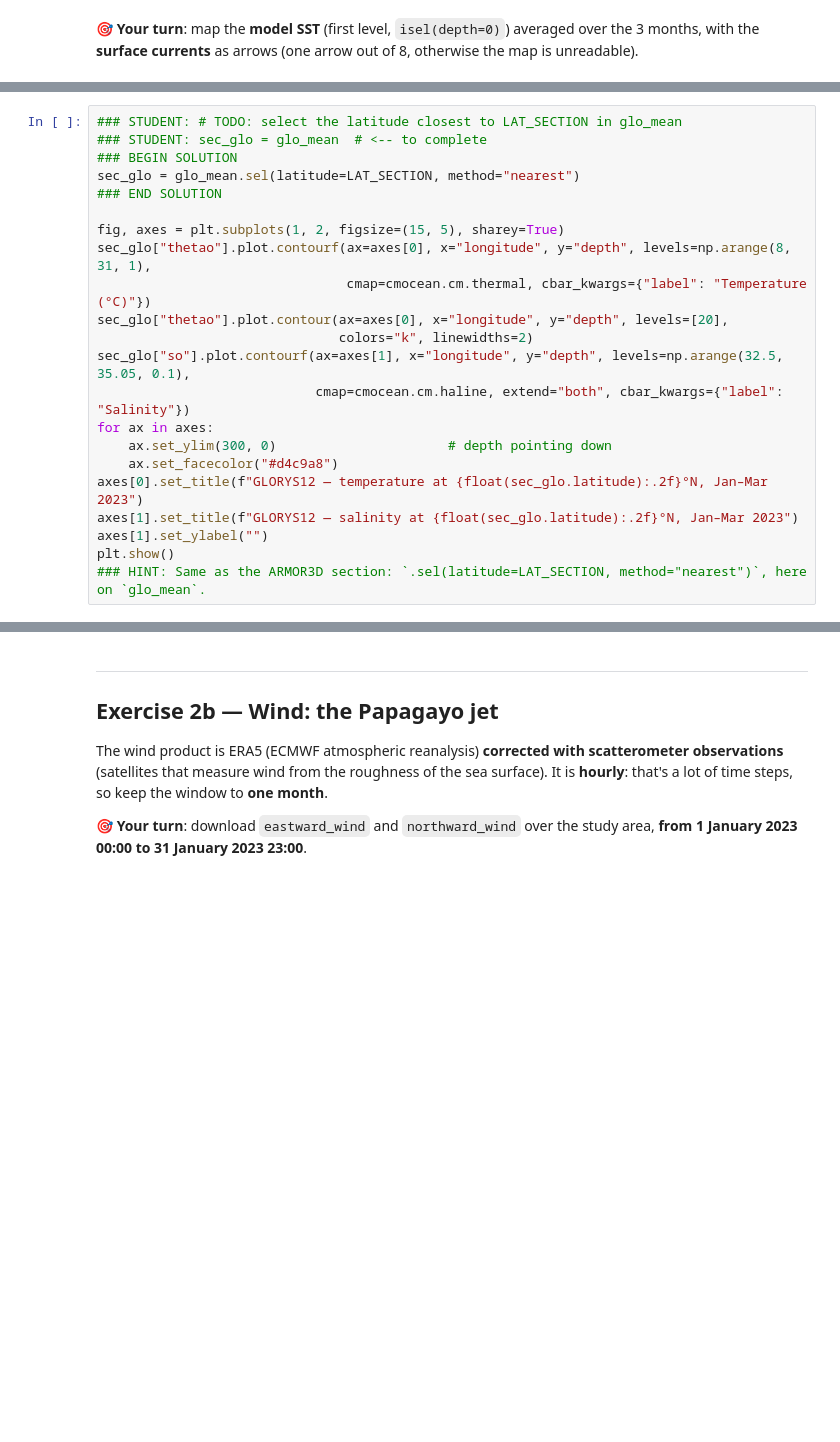
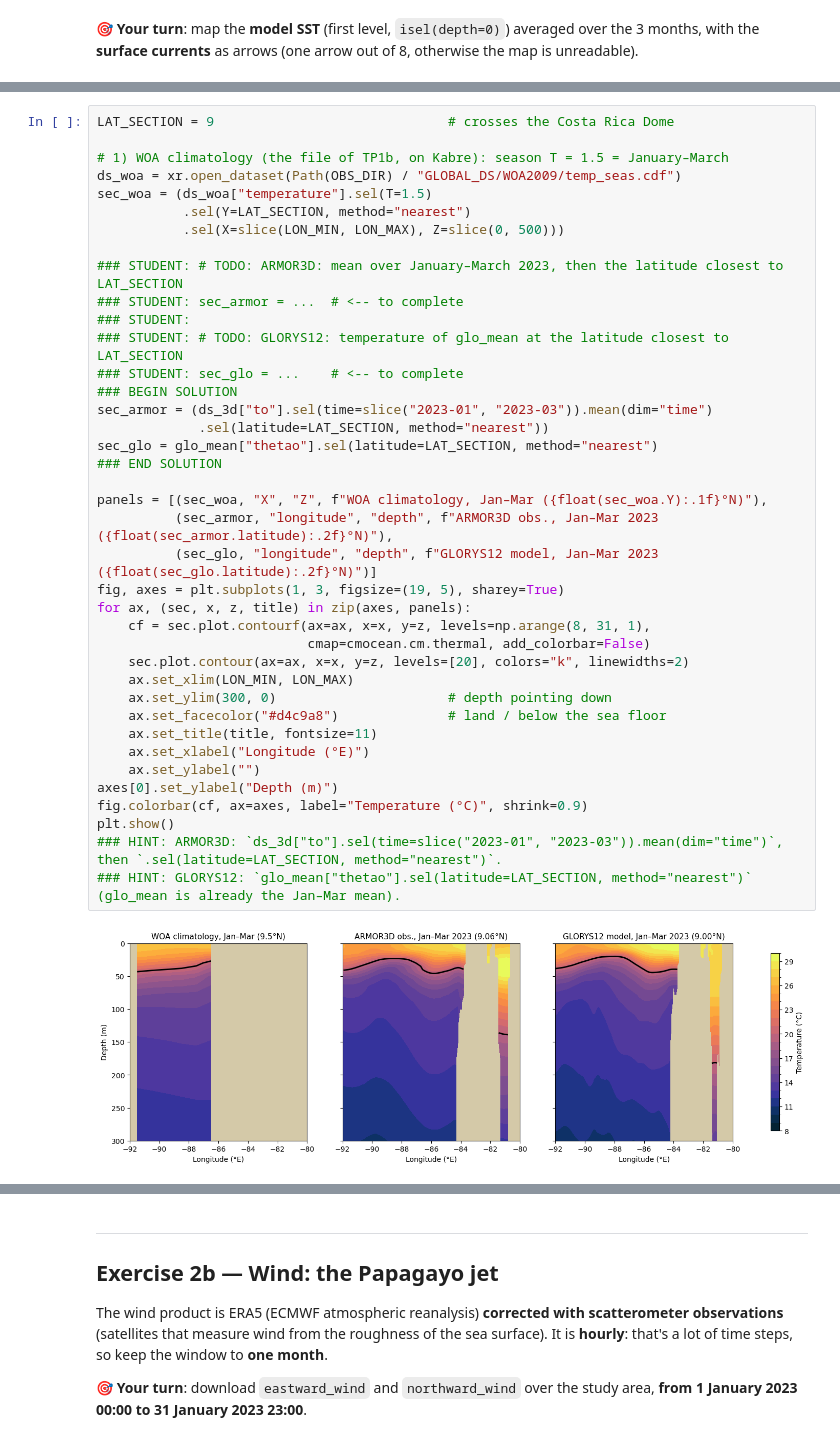
Before and after one commit to gcambon/script-locmarca, a Jupyter notebook: Session02/02_Copernicus_EN_SOLUTION.ipynb, the cells around one changed output, grey strips where cells are left out. Drawn from its saved outputs; the diff is of its cells as text; blank space fills up the shorter version.

```diff
--- a/Session02/02_Copernicus_EN_SOLUTION.ipynb
+++ b/Session02/02_Copernicus_EN_SOLUTION.ipynb
@@ -573,25 +660,44 @@ plt.show()
 # %%
-### STUDENT: # TODO: select the latitude closest to LAT_SECTION in glo_mean
-### STUDENT: sec_glo = glo_mean  # <-- to complete
+LAT_SECTION = 9                              # crosses the Costa Rica Dome
+
+# 1) WOA climatology (the file of TP1b, on Kabre): season T = 1.5 = January–March
+ds_woa = xr.open_dataset(Path(OBS_DIR) / "GLOBAL_DS/WOA2009/temp_seas.cdf")
+sec_woa = (ds_woa["temperature"].sel(T=1.5)
+           .sel(Y=LAT_SECTION, method="nearest")
+           .sel(X=slice(LON_MIN, LON_MAX), Z=slice(0, 500)))
+
+### STUDENT: # TODO: ARMOR3D: mean over January–March 2023, then the latitude closest to LAT_SECTION
+### STUDENT: sec_armor = ...  # <-- to complete
+### STUDENT:
+### STUDENT: # TODO: GLORYS12: temperature of glo_mean at the latitude closest to LAT_SECTION
+### STUDENT: sec_glo = ...    # <-- to complete
 ### BEGIN SOLUTION
-sec_glo = glo_mean.sel(latitude=LAT_SECTION, method="nearest")
+sec_armor = (ds_3d["to"].sel(time=slice("2023-01", "2023-03")).mean(dim="time")
+             .sel(latitude=LAT_SECTION, method="nearest"))
+sec_glo = glo_mean["thetao"].sel(latitude=LAT_SECTION, method="nearest")
 ### END SOLUTION
 
-fig, axes = plt.subplots(1, 2, figsize=(15, 5), sharey=True)
-sec_glo["thetao"].plot.contourf(ax=axes[0], x="longitude", y="depth", levels=np.arange(8, 31, 1),
-                                cmap=cmocean.cm.thermal, cbar_kwargs={"label": "Temperature (°C)"})
-sec_glo["thetao"].plot.contour(ax=axes[0], x="longitude", y="depth", levels=[20],
-                               colors="k", linewidths=2)
-sec_glo["so"].plot.contourf(ax=axes[1], x="longitude", y="depth", levels=np.arange(32.5, 35.05, 0.1),
-                            cmap=cmocean.cm.haline, extend="both", cbar_kwargs={"label": "Salinity"})
-for ax in axes:
+panels = [(sec_woa, "X", "Z", f"WOA climatology, Jan–Mar ({float(sec_woa.Y):.1f}°N)"),
+          (sec_armor, "longitude", "depth", f"ARMOR3D obs., Jan–Mar 2023 ({float(sec_armor.latitude):.2f}°N)"),
+          (sec_glo, "longitude", "depth", f"GLORYS12 model, Jan–Mar 2023 ({float(sec_glo.latitude):.2f}°N)")]
+fig, axes = plt.subplots(1, 3, figsize=(19, 5), sharey=True)
+for ax, (sec, x, z, title) in zip(axes, panels):
+    cf = sec.plot.contourf(ax=ax, x=x, y=z, levels=np.arange(8, 31, 1),
+                           cmap=cmocean.cm.thermal, add_colorbar=False)
+    sec.plot.contour(ax=ax, x=x, y=z, levels=[20], colors="k", linewidths=2)
+    ax.set_xlim(LON_MIN, LON_MAX)
     ax.set_ylim(300, 0)                      # depth pointing down
-    ax.set_facecolor("#d4c9a8")
-axes[0].set_title(f"GLORYS12 — temperature at {float(sec_glo.latitude):.2f}°N, Jan–Mar 2023")
-axes[1].set_title(f"GLORYS12 — salinity at {float(sec_glo.latitude):.2f}°N, Jan–Mar 2023")
-axes[1].set_ylabel("")
+    ax.set_facecolor("#d4c9a8")              # land / below the sea floor
+    ax.set_title(title, fontsize=11)
+    ax.set_xlabel("Longitude (°E)")
+    ax.set_ylabel("")
+axes[0].set_ylabel("Depth (m)")
+fig.colorbar(cf, ax=axes, label="Temperature (°C)", shrink=0.9)
 plt.show()
-### HINT: Same as the ARMOR3D section: `.sel(latitude=LAT_SECTION, method="nearest")`, here on `glo_mean`.
+### HINT: ARMOR3D: `ds_3d["to"].sel(time=slice("2023-01", "2023-03")).mean(dim="time")`, then `.sel(latitude=LAT_SECTION, method="nearest")`.
+### HINT: GLORYS12: `glo_mean["thetao"].sel(latitude=LAT_SECTION, method="nearest")` (glo_mean is already the Jan–Mar mean).
+# %% [output]
+[figure, added]
 # %% [markdown]
 **✅ Check**
 - The file is ~13 MB: `time: 3`, `depth: 31` levels from 0.49 m to 454 m (much closer together near the surface), `latitude: 121, longitude: 145` (1/12° grid).
```
Also changed, not shown: parts of 30 cells of this notebook, 15 other files.
